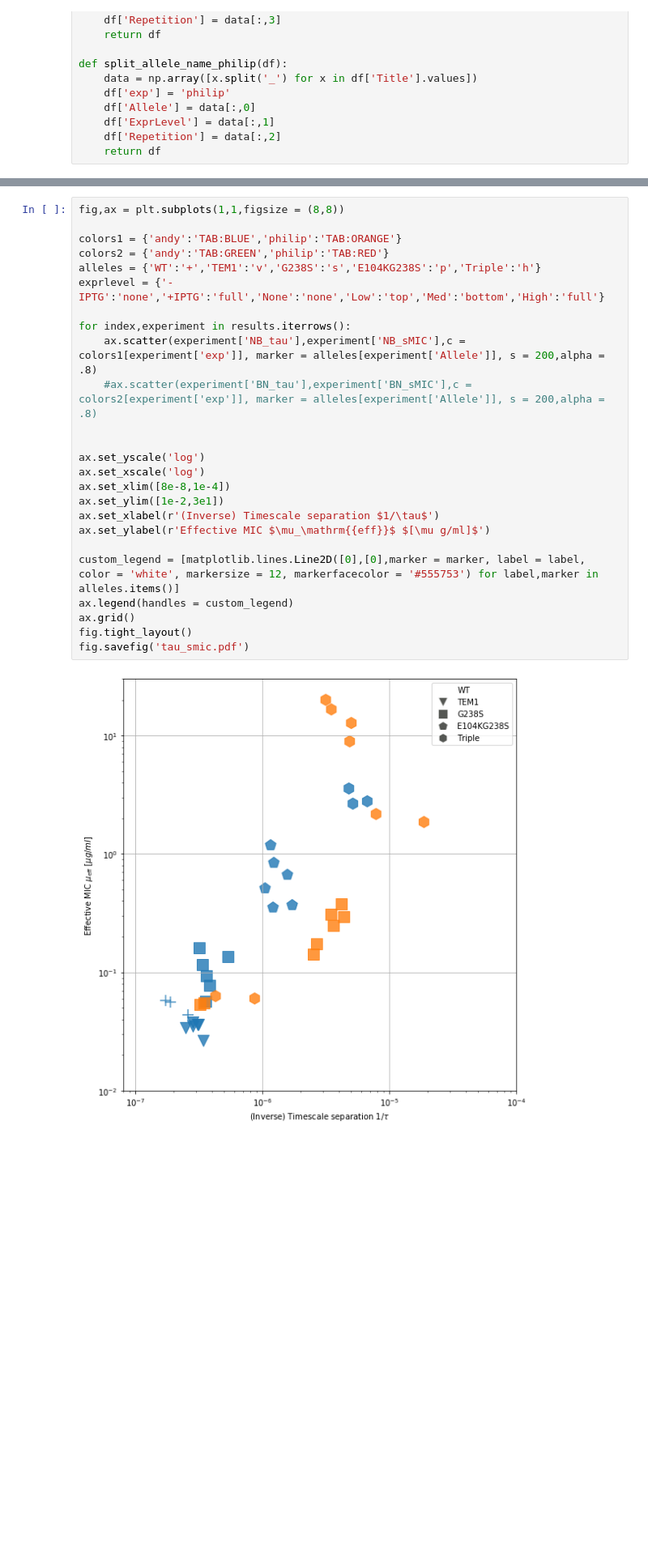
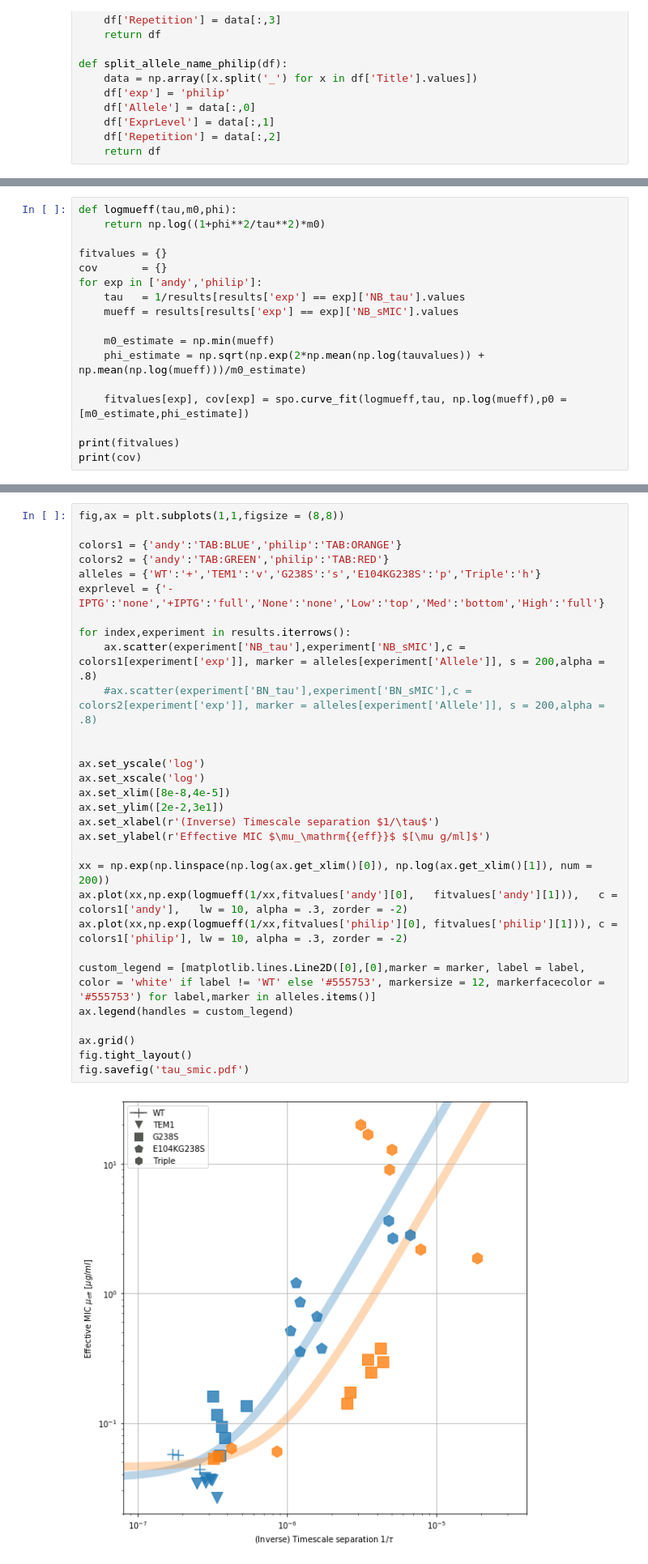
Before and after one commit to Michael000777/antibiotics, a Jupyter notebook: plots/plots for manuscript.ipynb, the cells around one changed output, grey strips where cells are left out. Shown at 81% size. Cells and saved outputs as stored; diff of their text form; blank space fills up the shorter version.

```diff
--- a/plots/plots for manuscript.ipynb
+++ b/plots/plots for manuscript.ipynb
@@ -83,3 +84,20 @@ results
 | 37 | Triple_Med_2 | /home/lukas/projects/antibiotics/... | 9.034185 | 16.716939 | 4.844093e-06 | 3.305616e-06 | 0.682281 | 16.109630 | 22.791520 | ... |
 | 38 | Triple_Low_1 | /home/lukas/projects/antibiotics/... | 1.873690 | 1.477183 | 1.867841e-05 | 1.075629e-05 | 0.750963 | 2.401065 | 1.528505 | ... |
 | 39 | Triple_Low_2 | /home/lukas/projects/antibiotics/... | 2.200761 | 3.337697 | 7.803940e-06 | 8.136307e-06 | 0.479158 | 3.834761 | 3.416496 | ... |
+# %%
+def logmueff(tau,m0,phi):
+    return np.log((1+phi**2/tau**2)*m0)
+
+fitvalues = {}
+cov       = {}
+for exp in ['andy','philip']:
+    tau   = 1/results[results['exp'] == exp]['NB_tau'].values
+    mueff = results[results['exp'] == exp]['NB_sMIC'].values
+
+    m0_estimate = np.min(mueff)
+    phi_estimate = np.sqrt(np.exp(2*np.mean(np.log(tauvalues)) + np.mean(np.log(mueff)))/m0_estimate)
+
+    fitvalues[exp], cov[exp] = spo.curve_fit(logmueff,tau, np.log(mueff),p0 = [m0_estimate,phi_estimate])
+
+print(fitvalues)
+print(cov)
@@ -86,30 +109,35 @@ results
 # %%
 fig,ax = plt.subplots(1,1,figsize = (8,8))
 
 colors1 = {'andy':'TAB:BLUE','philip':'TAB:ORANGE'}
 colors2 = {'andy':'TAB:GREEN','philip':'TAB:RED'}
 alleles = {'WT':'+','TEM1':'v','G238S':'s','E104KG238S':'p','Triple':'h'}
 exprlevel = {'-IPTG':'none','+IPTG':'full','None':'none','Low':'top','Med':'bottom','High':'full'}
 
 for index,experiment in results.iterrows():
     ax.scatter(experiment['NB_tau'],experiment['NB_sMIC'],c = colors1[experiment['exp']], marker = alleles[experiment['Allele']], s = 200,alpha = .8)
     #ax.scatter(experiment['BN_tau'],experiment['BN_sMIC'],c = colors2[experiment['exp']], marker = alleles[experiment['Allele']], s = 200,alpha = .8)
 
 
 ax.set_yscale('log')
 ax.set_xscale('log')
-ax.set_xlim([8e-8,1e-4])
-ax.set_ylim([1e-2,3e1])
+ax.set_xlim([8e-8,4e-5])
+ax.set_ylim([2e-2,3e1])
 ax.set_xlabel(r'(Inverse) Timescale separation $1/\tau$')
 ax.set_ylabel(r'Effective MIC $\mu_\mathrm{{eff}}$ $[\mu g/ml]$')
 
-custom_legend = [matplotlib.lines.Line2D([0],[0],marker = marker, label = label, color = 'white', markersize = 12, markerfacecolor = '#555753') for label,marker in alleles.items()]
+xx = np.exp(np.linspace(np.log(ax.get_xlim()[0]), np.log(ax.get_xlim()[1]), num = 200))
+ax.plot(xx,np.exp(logmueff(1/xx,fitvalues['andy'][0],   fitvalues['andy'][1])),   c = colors1['andy'],   lw = 10, alpha = .3, zorder = -2)
+ax.plot(xx,np.exp(logmueff(1/xx,fitvalues['philip'][0], fitvalues['philip'][1])), c = colors1['philip'], lw = 10, alpha = .3, zorder = -2)
+
+custom_legend = [matplotlib.lines.Line2D([0],[0],marker = marker, label = label, color = 'white' if label != 'WT' else '#555753', markersize = 12, markerfacecolor = '#555753') for label,marker in alleles.items()]
 ax.legend(handles = custom_legend)
+
 ax.grid()
 fig.tight_layout()
 fig.savefig('tau_smic.pdf')
 # %% [output]
-[figure, old version]
+[figure, new version]
 # %%
 def grid2design(gridcoordinates, plate_size, griddesign = (12.,8.)):
     if isinstance(gridcoordinates[0],(list,tuple,np.ndarray)):
```
Also changed, not shown: parts of 2 cells of this notebook.
